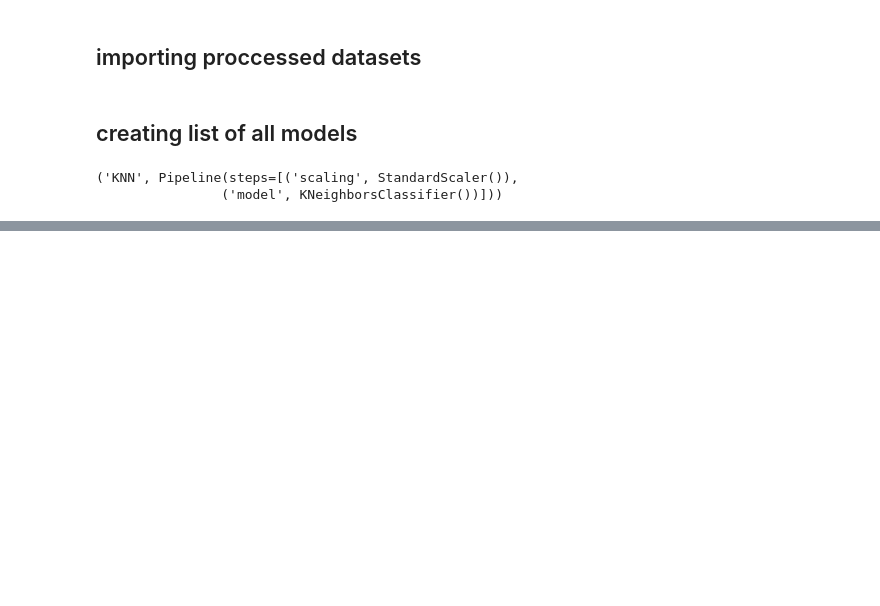
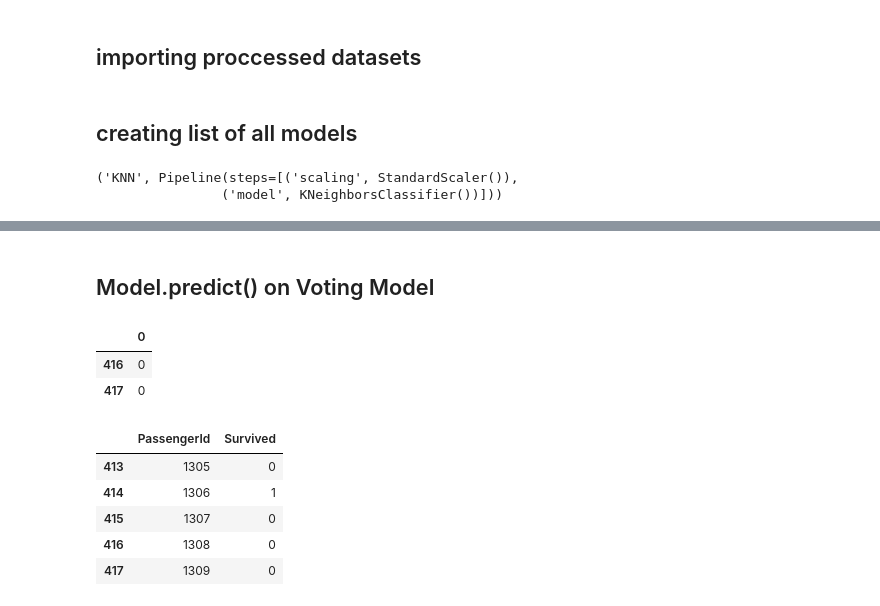
Before and after one commit to ggomp2885/Kaggle_Competitions, a Jupyter notebook: titanic_classification/training.ipynb, the cells around one changed output, grey strips where cells are left out. Cells and saved outputs as stored; diff of their text form; code cells hidden in the pictures; blank space fills up the shorter version.

```diff
--- a/titanic_classification/training.ipynb
+++ b/titanic_classification/training.ipynb
@@ -99,0 +250,9 @@ print(models[1])
+# %%
+%%time
+model_rf = GridSearchCV(estimator = models[-5][1],
+                        param_grid = {'model__n_estimators': [12,25,50,100,150,200,250,300,350],
+                                      'model__n_jobs': [1,5,10]},
+                        cv=10)
+
+model_rf.fit(X, Y)
+print(f'highest score: {model_rf.best_score_}, with params: {model_rf.best_params_}')
@@ -99,0 +295,25 @@ print(models[1])
+# %%
+%%time
+model_voting = VotingClassifier(estimators = [('knn', model_knn.best_estimator_),
+                                              ('gbc', model_gbc.best_estimator_),
+                                              ('rf', model_rf.best_estimator_),
+#                                               ('xgb', model_xgb.best_estimator_)
+                                                              ],
+                                            voting = 'soft')
+scoring = 'accuracy'
+
+
+kfold = KFold(n_splits=2, random_state=1, shuffle=True)
+cv_results_voting = pd.DataFrame(cross_val_score(model_voting, X, Y, cv=kfold, scoring=scoring))
+
+# okay so I can see in the docs it says that if you call .predict() it will use the best model, but,
+# does that mean it actually reruns the CV function everytime .predict() is called, to find it?
+# Okay, yep, wow, this looks correct, so it should take about twice as long for this CV to run ontop of the GridCV thats already in the function
+# Okay, yep, just about twice as long, so the model.best_estimator_ method is useful, or else it will just rerun the whole gridCV
+# ah....... so the predict() function, does immediately use the "best_estimator_", however, the cross_val_score() function does not,
+# so this is something to keep an eye on, and when in doubt, just add model.best_estimator_ onto it since this will always work
+
+display(cv_results_voting.mean())
+display(cv_results_voting.head(2))
+
+model_voting.fit(X, Y)
@@ -99,0 +377,22 @@ print(models[1])
+# %% [markdown]
+## Model.predict() on Voting Model
+# %%
+%%time
+df_preds = pd.DataFrame(model_voting.predict(test_mvp_c))
+df_preds = df_preds.astype(int)
+display(df_preds.tail(2))
+
+
+df_preds.insert(0, 'PassengerId', df_test['PassengerId'])
+df_preds.rename(columns = {0: 'Survived'}, inplace=True)
+display(df_preds.tail(5))
+# %% [output]
+|  | 0 |
+| 416 | 0 |
+| 417 | 0 |
+|  | PassengerId | Survived |
+| 413 | 1305 | 0 |
+| 414 | 1306 | 1 |
+| 415 | 1307 | 0 |
+| 416 | 1308 | 0 |
+| 417 | 1309 | 0 |
```
Also changed, not shown: parts of 33 cells of this notebook, 1 other file.
